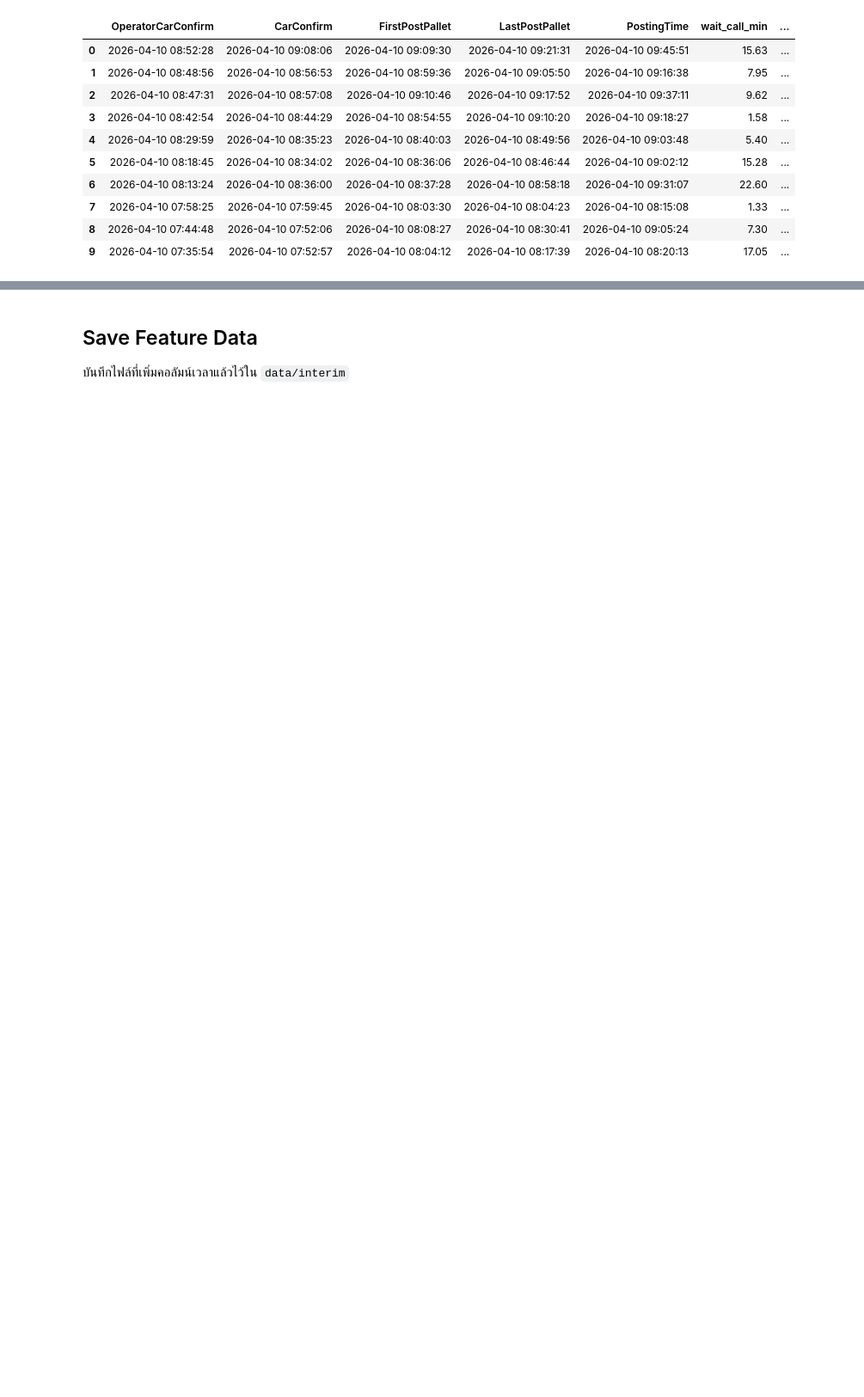
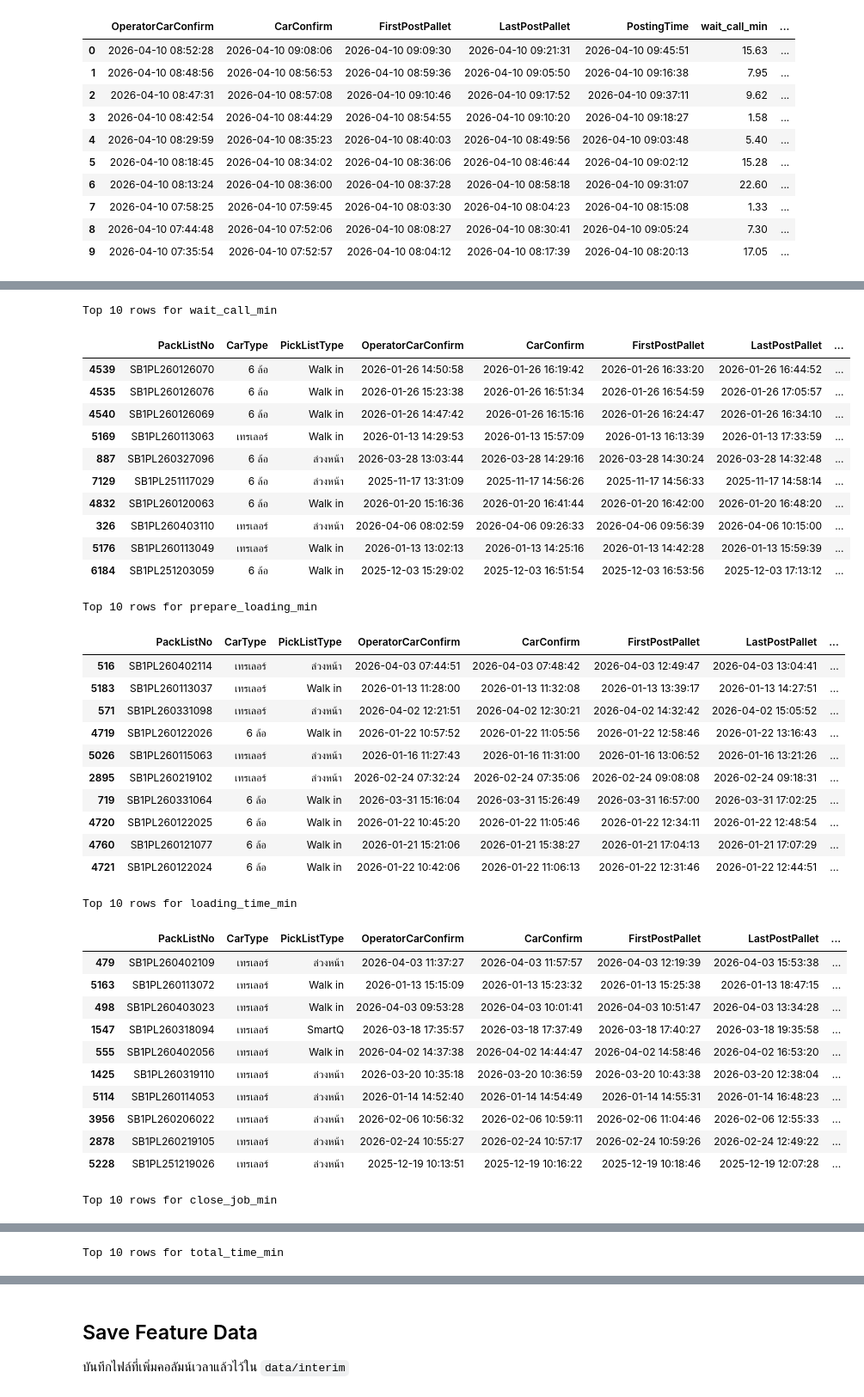
Before and after one commit to Armpa16/WMS-ML, a Jupyter notebook: notebooks/04_FeatureEngineering.ipynb, the cells around one changed output, grey strips where cells are left out. Shown at 86% size. Drawn from its saved outputs; the diff is of its cells as text; code cells hidden in the pictures; blank space fills up the shorter version.

```diff
--- a/notebooks/04_FeatureEngineering.ipynb
+++ b/notebooks/04_FeatureEngineering.ipynb
@@ -164,0 +199,54 @@ df_feature[[
+# %%
+id_columns = [
+    'PackListNo',
+    'CarType',
+    'PickListType',
+    'OperatorCarConfirm',
+    'CarConfirm',
+    'FirstPostPallet',
+    'LastPostPallet',
+    'PostingTime',
+]
+
+for col in target_columns:
+    print(f'\nTop 10 rows for {col}')
+    display_cols = id_columns + [col]
+    display(df_feature.sort_values(col, ascending=False)[display_cols].head(10))
+# %% [output]
+Top 10 rows for wait_call_min
+|  | PackListNo | CarType | PickListType | OperatorCarConfirm | CarConfirm | FirstPostPallet | LastPostPallet | ... |
+| 4539 | SB1PL260126070 | 6 ล้อ | Walk in | 2026-01-26 14:50:58 | 2026-01-26 16:19:42 | 2026-01-26 16:33:20 | 2026-01-26 16:44:52 | ... |
+| 4535 | SB1PL260126076 | 6 ล้อ | Walk in | 2026-01-26 15:23:38 | 2026-01-26 16:51:34 | 2026-01-26 16:54:59 | 2026-01-26 17:05:57 | ... |
+| 4540 | SB1PL260126069 | 6 ล้อ | Walk in | 2026-01-26 14:47:42 | 2026-01-26 16:15:16 | 2026-01-26 16:24:47 | 2026-01-26 16:34:10 | ... |
+| 5169 | SB1PL260113063 | เทรเลอร์ | Walk in | 2026-01-13 14:29:53 | 2026-01-13 15:57:09 | 2026-01-13 16:13:39 | 2026-01-13 17:33:59 | ... |
+| 887 | SB1PL260327096 | 6 ล้อ | ล่วงหน้า | 2026-03-28 13:03:44 | 2026-03-28 14:29:16 | 2026-03-28 14:30:24 | 2026-03-28 14:32:48 | ... |
+| 7129 | SB1PL251117029 | 6 ล้อ | ล่วงหน้า | 2025-11-17 13:31:09 | 2025-11-17 14:56:26 | 2025-11-17 14:56:33 | 2025-11-17 14:58:14 | ... |
+| 4832 | SB1PL260120063 | 6 ล้อ | Walk in | 2026-01-20 15:16:36 | 2026-01-20 16:41:44 | 2026-01-20 16:42:00 | 2026-01-20 16:48:20 | ... |
+| 326 | SB1PL260403110 | เทรเลอร์ | ล่วงหน้า | 2026-04-06 08:02:59 | 2026-04-06 09:26:33 | 2026-04-06 09:56:39 | 2026-04-06 10:15:00 | ... |
+| 5176 | SB1PL260113049 | เทรเลอร์ | Walk in | 2026-01-13 13:02:13 | 2026-01-13 14:25:16 | 2026-01-13 14:42:28 | 2026-01-13 15:59:39 | ... |
+| 6184 | SB1PL251203059 | 6 ล้อ | Walk in | 2025-12-03 15:29:02 | 2025-12-03 16:51:54 | 2025-12-03 16:53:56 | 2025-12-03 17:13:12 | ... |
+Top 10 rows for prepare_loading_min
+|  | PackListNo | CarType | PickListType | OperatorCarConfirm | CarConfirm | FirstPostPallet | LastPostPallet | ... |
+| 516 | SB1PL260402114 | เทรเลอร์ | ล่วงหน้า | 2026-04-03 07:44:51 | 2026-04-03 07:48:42 | 2026-04-03 12:49:47 | 2026-04-03 13:04:41 | ... |
+| 5183 | SB1PL260113037 | เทรเลอร์ | Walk in | 2026-01-13 11:28:00 | 2026-01-13 11:32:08 | 2026-01-13 13:39:17 | 2026-01-13 14:27:51 | ... |
+| 571 | SB1PL260331098 | เทรเลอร์ | ล่วงหน้า | 2026-04-02 12:21:51 | 2026-04-02 12:30:21 | 2026-04-02 14:32:42 | 2026-04-02 15:05:52 | ... |
+| 4719 | SB1PL260122026 | 6 ล้อ | Walk in | 2026-01-22 10:57:52 | 2026-01-22 11:05:56 | 2026-01-22 12:58:46 | 2026-01-22 13:16:43 | ... |
+| 5026 | SB1PL260115063 | เทรเลอร์ | ล่วงหน้า | 2026-01-16 11:27:43 | 2026-01-16 11:31:00 | 2026-01-16 13:06:52 | 2026-01-16 13:21:26 | ... |
+| 2895 | SB1PL260219102 | เทรเลอร์ | ล่วงหน้า | 2026-02-24 07:32:24 | 2026-02-24 07:35:06 | 2026-02-24 09:08:08 | 2026-02-24 09:18:31 | ... |
+| 719 | SB1PL260331064 | 6 ล้อ | Walk in | 2026-03-31 15:16:04 | 2026-03-31 15:26:49 | 2026-03-31 16:57:00 | 2026-03-31 17:02:25 | ... |
+| 4720 | SB1PL260122025 | 6 ล้อ | Walk in | 2026-01-22 10:45:20 | 2026-01-22 11:05:46 | 2026-01-22 12:34:11 | 2026-01-22 12:48:54 | ... |
+| 4760 | SB1PL260121077 | 6 ล้อ | Walk in | 2026-01-21 15:21:06 | 2026-01-21 15:38:27 | 2026-01-21 17:04:13 | 2026-01-21 17:07:29 | ... |
+| 4721 | SB1PL260122024 | 6 ล้อ | Walk in | 2026-01-22 10:42:06 | 2026-01-22 11:06:13 | 2026-01-22 12:31:46 | 2026-01-22 12:44:51 | ... |
+Top 10 rows for loading_time_min
+|  | PackListNo | CarType | PickListType | OperatorCarConfirm | CarConfirm | FirstPostPallet | LastPostPallet | ... |
+| 479 | SB1PL260402109 | เทรเลอร์ | ล่วงหน้า | 2026-04-03 11:37:27 | 2026-04-03 11:57:57 | 2026-04-03 12:19:39 | 2026-04-03 15:53:38 | ... |
+| 5163 | SB1PL260113072 | เทรเลอร์ | Walk in | 2026-01-13 15:15:09 | 2026-01-13 15:23:32 | 2026-01-13 15:25:38 | 2026-01-13 18:47:15 | ... |
+| 498 | SB1PL260403023 | เทรเลอร์ | Walk in | 2026-04-03 09:53:28 | 2026-04-03 10:01:41 | 2026-04-03 10:51:47 | 2026-04-03 13:34:28 | ... |
+| 1547 | SB1PL260318094 | เทรเลอร์ | SmartQ | 2026-03-18 17:35:57 | 2026-03-18 17:37:49 | 2026-03-18 17:40:27 | 2026-03-18 19:35:58 | ... |
+| 555 | SB1PL260402056 | เทรเลอร์ | Walk in | 2026-04-02 14:37:38 | 2026-04-02 14:44:47 | 2026-04-02 14:58:46 | 2026-04-02 16:53:20 | ... |
+| 1425 | SB1PL260319110 | เทรเลอร์ | ล่วงหน้า | 2026-03-20 10:35:18 | 2026-03-20 10:36:59 | 2026-03-20 10:43:38 | 2026-03-20 12:38:04 | ... |
+| 5114 | SB1PL260114053 | เทรเลอร์ | ล่วงหน้า | 2026-01-14 14:52:40 | 2026-01-14 14:54:49 | 2026-01-14 14:55:31 | 2026-01-14 16:48:23 | ... |
+| 3956 | SB1PL260206022 | เทรเลอร์ | ล่วงหน้า | 2026-02-06 10:56:32 | 2026-02-06 10:59:11 | 2026-02-06 11:04:46 | 2026-02-06 12:55:33 | ... |
+| 2878 | SB1PL260219105 | เทรเลอร์ | ล่วงหน้า | 2026-02-24 10:55:27 | 2026-02-24 10:57:17 | 2026-02-24 10:59:26 | 2026-02-24 12:49:22 | ... |
+| 5228 | SB1PL251219026 | เทรเลอร์ | ล่วงหน้า | 2025-12-19 10:13:51 | 2025-12-19 10:16:22 | 2025-12-19 10:18:46 | 2025-12-19 12:07:28 | ... |
+Top 10 rows for close_job_min
@@ -164,0 +264 @@ df_feature[[
+Top 10 rows for total_time_min
```
Also changed, not shown: parts of 11 cells of this notebook, 1 other file.
